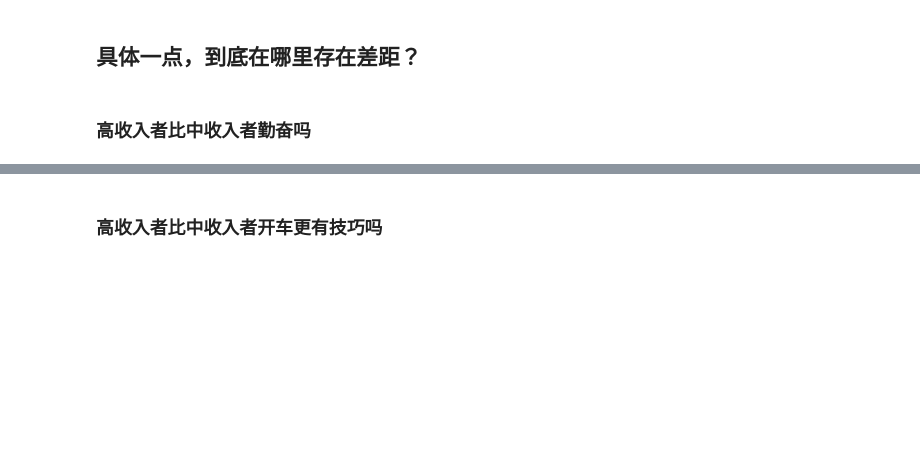
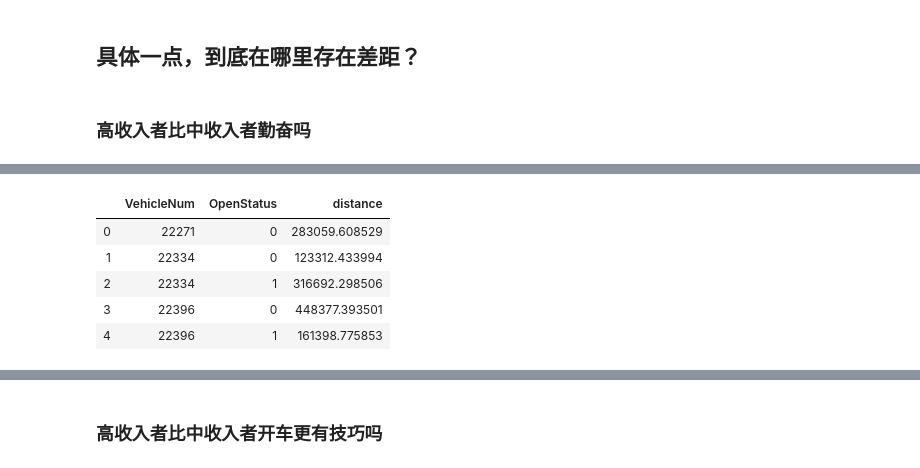
Before and after one commit to ni1o1/pygeo-tutorial, a Jupyter notebook: 8-project.ipynb, the cells around one changed output, grey strips where cells are left out. Saved outputs shown, nothing was run; the diff lists cells and outputs as text; code cells hidden in the pictures; blank space fills up the shorter version.

```diff
--- a/8-project.ipynb
+++ b/8-project.ipynb
@@ -649,0 +682,11 @@ high.mean()/mid.mean()
+# %%
+#计算每辆车的空驶距离和载客距离
+disagg = data.groupby(['VehicleNum','OpenStatus'])['distance'].sum().reset_index()
+disagg.head(5)
+# %% [output]
+|  | VehicleNum | OpenStatus | distance |
+| 0 | 22271 | 0 | 283059.608529 |
+| 1 | 22334 | 0 | 123312.433994 |
+| 2 | 22334 | 1 | 316692.298506 |
+| 3 | 22396 | 0 | 448377.393501 |
+| 4 | 22396 | 1 | 161398.775853 |
```
Also changed, not shown: parts of 11 cells of this notebook.
